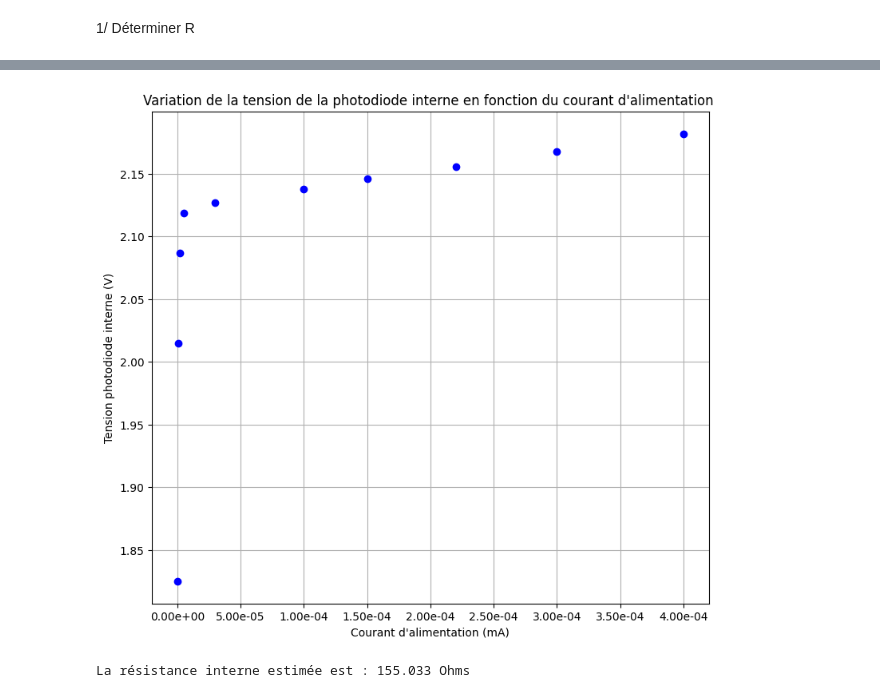
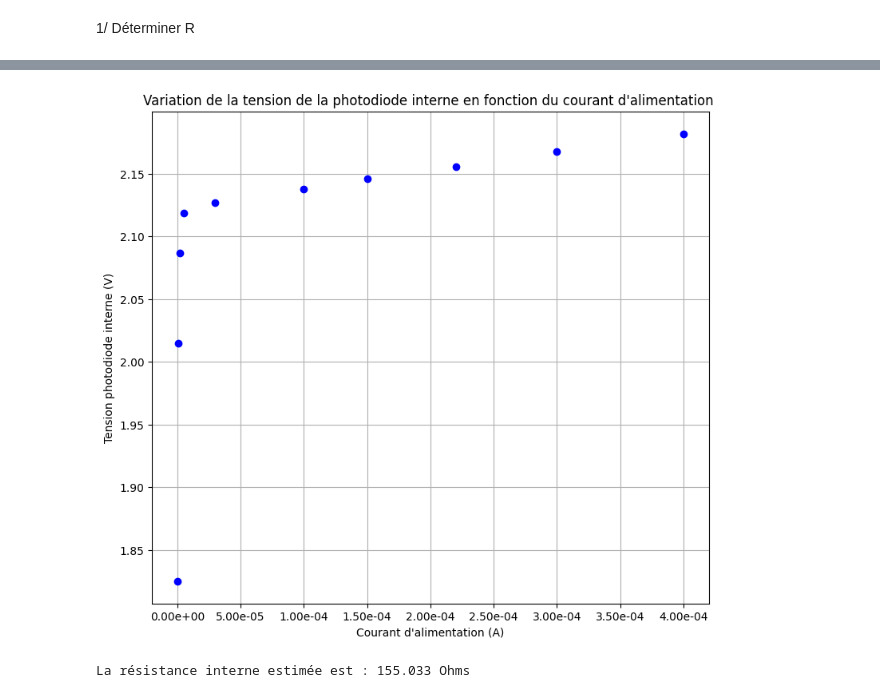
Before and after one commit to Moni003/TP_diode, a Jupyter notebook: TP_seance1.ipynb, the cells around one changed output, grey strips where cells are left out. Saved outputs shown, nothing was run; the diff lists cells and outputs as text; code cells hidden in the pictures.

```diff
--- a/TP_seance1.ipynb
+++ b/TP_seance1.ipynb
@@ -49,17 +49,17 @@ data
 # %%
 I_alim = data["Courant d'alimentation (mA)"] * 1e-3
 U_photo = data["Tension photodiode interne (V)"]
 
 plt.figure(figsize=(9, 8))
 plt.plot(I_alim, U_photo, 'o', color="blue")
 plt.gca().xaxis.set_major_formatter(ticker.FuncFormatter(lambda x, pos: f'{x:.2e}'))
 plt.title("Variation de la tension de la photodiode interne en fonction du courant d'alimentation ")
-plt.xlabel("Courant d'alimentation (mA)")
+plt.xlabel("Courant d'alimentation (A)")
 plt.ylabel("Tension photodiode interne (V)")
 plt.grid()
 plt.show()
 # %% [output]
-[figure, old version]
+[figure, new version]
 # %%
 start_index = 3
 end_index = 10
```
Also changed, not shown: parts of 3 cells of this notebook, 6 other files.
